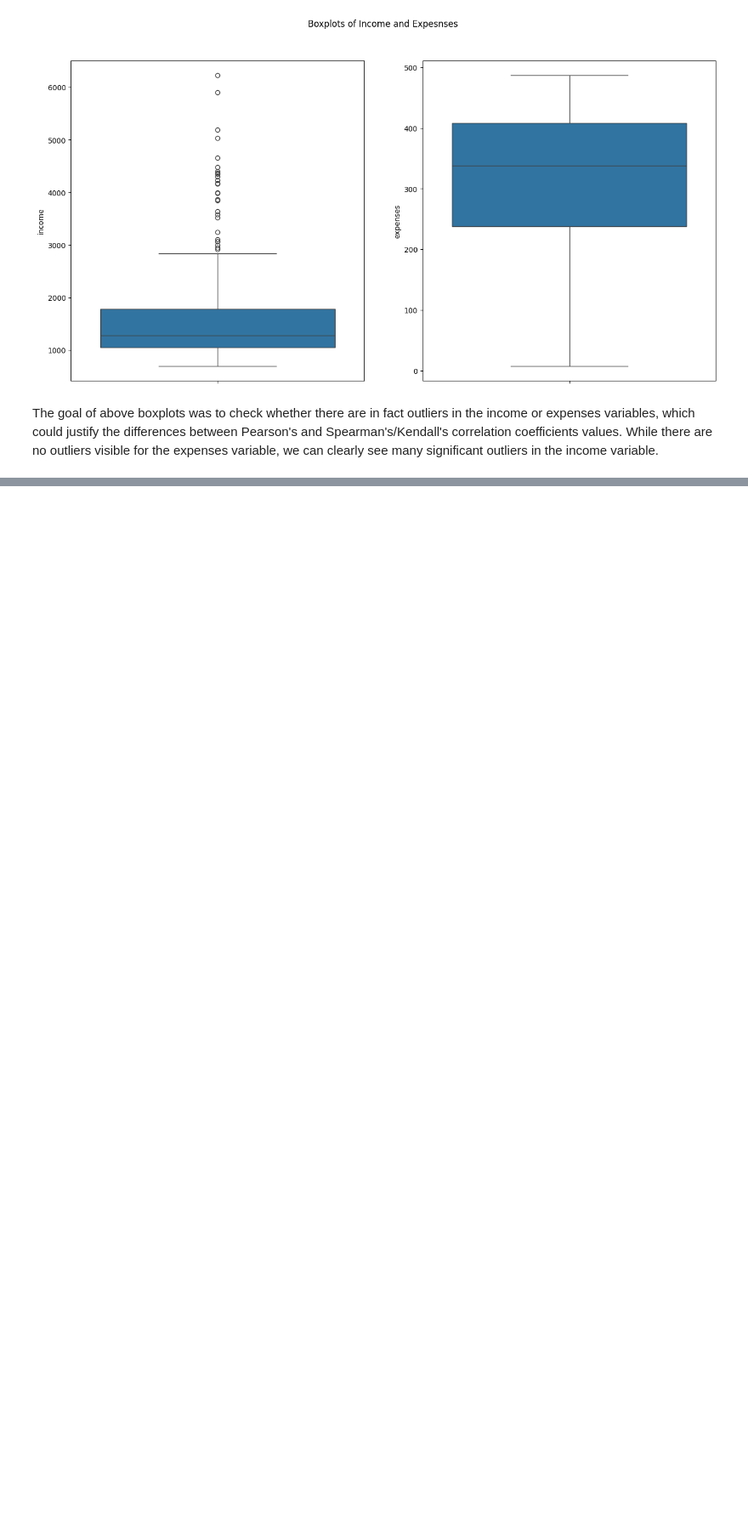
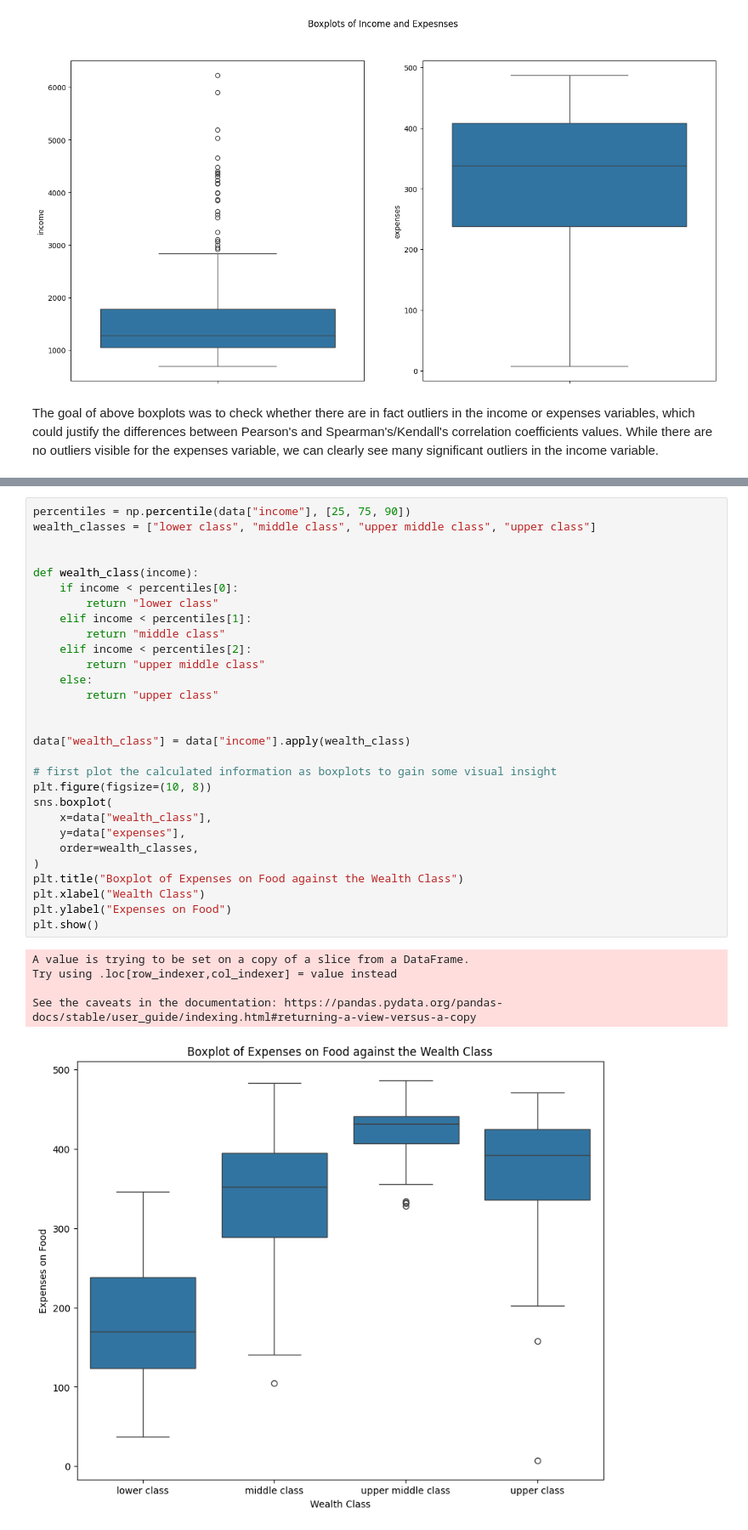
Before and after one commit to Sivvak/sml, a Jupyter notebook: hw1/SML_project1.ipynb, the cells around one changed output, grey strips where cells are left out. Shown at 85% size. Drawn from its saved outputs; the diff is of its cells as text; blank space fills up the shorter version.

```diff
--- a/hw1/SML_project1.ipynb
+++ b/hw1/SML_project1.ipynb
@@ -483,0 +489,35 @@ The goal of above boxplots was to check whether there are in fact outliers in th
+# %%
+percentiles = np.percentile(data["income"], [25, 75, 90])
+wealth_classes = ["lower class", "middle class", "upper middle class", "upper class"]
+
+
+def wealth_class(income):
+    if income < percentiles[0]:
+        return "lower class"
+    elif income < percentiles[1]:
+        return "middle class"
+    elif income < percentiles[2]:
+        return "upper middle class"
+    else:
+        return "upper class"
+
+
+data["wealth_class"] = data["income"].apply(wealth_class)
+
+# first plot the calculated information as boxplots to gain some visual insight
+plt.figure(figsize=(10, 8))
+sns.boxplot(
+    x=data["wealth_class"],
+    y=data["expenses"],
+    order=wealth_classes,
+)
+plt.title("Boxplot of Expenses on Food against the Wealth Class")
+plt.xlabel("Wealth Class")
+plt.ylabel("Expenses on Food")
+plt.show()
+# %% [output]
+A value is trying to be set on a copy of a slice from a DataFrame.
+Try using .loc[row_indexer,col_indexer] = value instead
+
+See the caveats in the documentation: https://pandas.pydata.org/pandas-docs/stable/user_guide/indexing.html#returning-a-view-versus-a-copy
+[figure, added]
```
Also changed, not shown: parts of 11 cells of this notebook.
